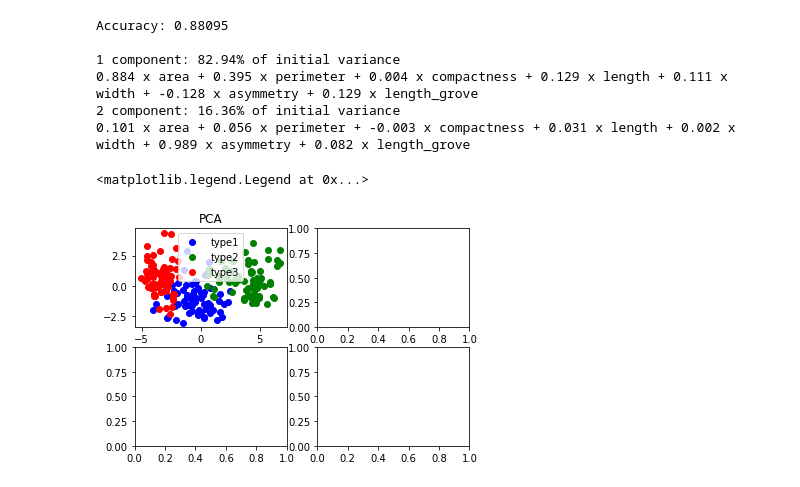
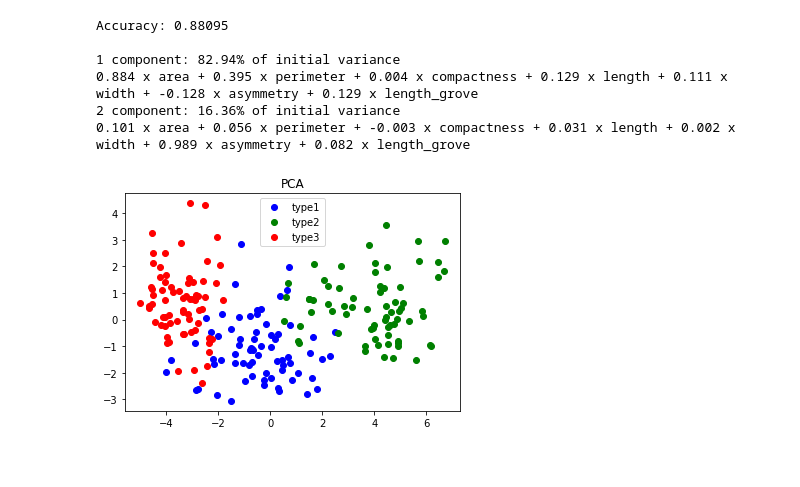
Before and after one commit to mhendlich/ml, a Jupyter notebook: ml_course_en/assignments/Assignment 05. Unsupervised_learning.ipynb, the cells around one changed output. Cells and saved outputs as stored; diff of their text form; code cells hidden in the pictures.

```diff
--- a/ml_course_en/assignments/Assignment 05. Unsupervised_learning.ipynb
+++ b/ml_course_en/assignments/Assignment 05. Unsupervised_learning.ipynb
@@ -373,16 +373,14 @@ Accuracy: 0.88095
 2 component: 16.36% of initial variance
 0.101 x area + 0.056 x perimeter + -0.003 x compactness + 0.031 x length + 0.002 x width + 0.989 x asymmetry + 0.082 x length_grove
 # %%
-fig, axs = plt.subplots(2, 2)
-
 # Plotting the results of PCA
-axs[0,0].set_title('PCA')
-axs[0,0].plot(x_pca[y == 1, 0], x_pca[y == 1, 1], 'bo', label='type1')
-axs[0,0].plot(x_pca[y == 2, 0], x_pca[y == 2, 1], 'go', label='type2')
-axs[0,0].plot(x_pca[y == 3, 0], x_pca[y == 3, 1], 'ro', label='type3')
-axs[0,0].legend(loc=0)
+plt.title('PCA')
+plt.plot(x_pca[y == 1, 0], x_pca[y == 1, 1], 'bo', label='type1')
+plt.plot(x_pca[y == 2, 0], x_pca[y == 2, 1], 'go', label='type2')
+plt.plot(x_pca[y == 3, 0], x_pca[y == 3, 1], 'ro', label='type3')
+plt.legend(loc=0)
+plt.show()
 # %% [output]
-<matplotlib.legend.Legend at 0x...>
-[figure, old version]
+[figure, new version]
 # %%
 model = KMeans(n_clusters=3)
```
Also changed, not shown: parts of 4 cells of this notebook.
